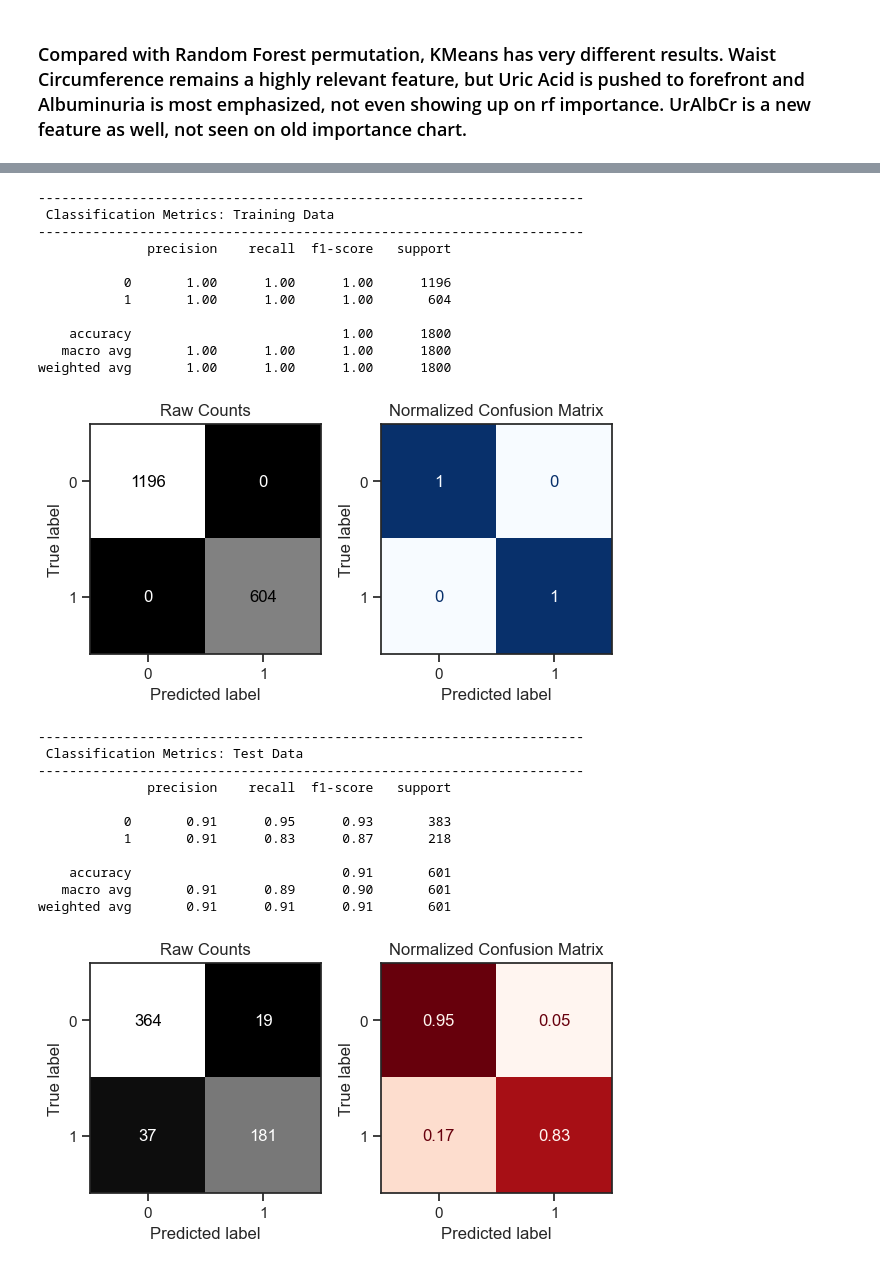
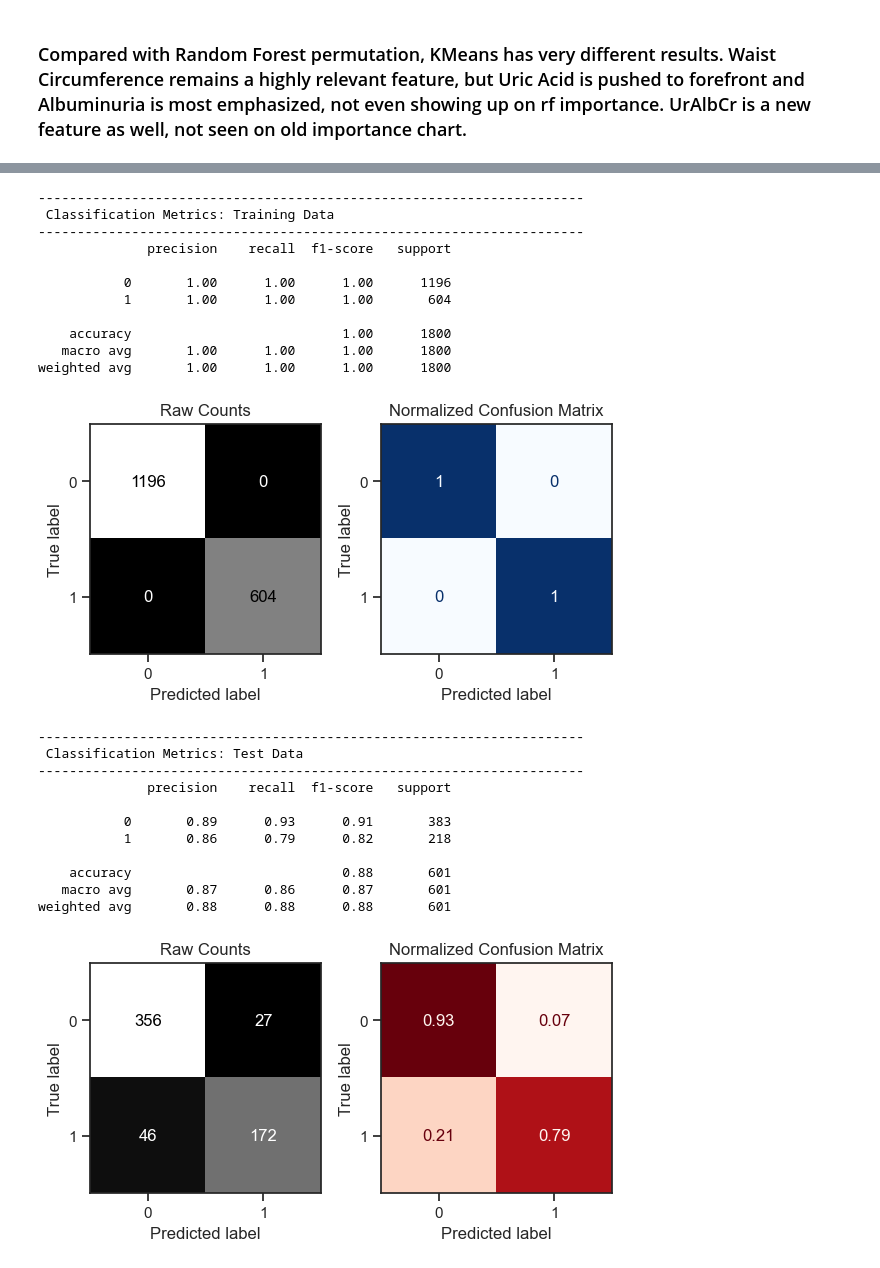
Before and after one commit to Rovidicus/Metabolic-Syndrome, a Jupyter notebook: Metabolic_Syndrome_KMeans.ipynb, the cells around one changed output, grey strips where cells are left out. Cells and saved outputs as stored; diff of their text form; code cells hidden in the pictures.

```diff
--- a/Metabolic_Syndrome_KMeans.ipynb
+++ b/Metabolic_Syndrome_KMeans.ipynb
@@ -622,6 +611,6 @@ array([1, 1, 0, 1, 1, 1, 0, 1, 0, 1, 0, 0, 1, 2, 1, 0, 1, 0, 1, 0, 0, 1,
        0, 0, 0, 1, 2, 2, 1])
 # %%
 # Add the clusters as a column in the dataframe
-X_train['cluster'] = kmeans.labels_
-X_train.head()
+X_train_tf['cluster'] = kmeans.labels_
+X_train_tf.head()
 # %% [output]
@@ -634,5 +623,5 @@ X_train.head()
 # %%
 # Now adding predicted clusters to testing data
-X_test['cluster'] = pred_clusters
-X_test.head(3)
+X_test_tf['cluster'] = pred_clusters
+X_test_tf.head(3)
 # %% [output]
@@ -665,5 +654,5 @@ for i, col in enumerate(cluster_train_mean.columns[1:]):
 # %%
-kmeans.fit(X_train_tf)
+# kmeans.fit(X_train_tf)
 # Now we can pull our permutation importances
 k = permutation_importance(kmeans, X_test_tf, y_test, n_repeats =5, random_state = 28)
 k.keys()
@@ -704,5 +669,6 @@ ax.set(xlabel='Permutation Importance');
 ### Compared with Random Forest permutation, KMeans has very different results. Waist Circumference remains a highly relevant feature, but Uric Acid is pushed to forefront and Albuminuria is most emphasized, not even showing up on rf importance. UrAlbCr is a new feature as well, not seen on old importance chart.
 # %%
 # Fitting a random forest model on our data now
-rf_pipe.fit(X_train, y_train)
+rf_cluster = RandomForestClassifier(random_state=28)
+rf_cluster.fit(X_train_tf, y_train)
 # %% [output]
@@ -728,28 +676,28 @@ Pipeline(steps=[('columntransformer',
 # %%
 # Evaluate with the custom function
-evaluate_classification(rf_pipe, X_train, y_train, X_test, y_test)
+evaluate_classification(rf_cluster, X_train_tf, y_train, X_test_tf, y_test)
 # %% [output]
 ----------------------------------------------------------------------
  Classification Metrics: Training Data
 ----------------------------------------------------------------------
               precision    recall  f1-score   support
 
            0       1.00      1.00      1.00      1196
            1       1.00      1.00      1.00       604
 
     accuracy                           1.00      1800
    macro avg       1.00      1.00      1.00      1800
 weighted avg       1.00      1.00      1.00      1800
 [figure]
 ----------------------------------------------------------------------
  Classification Metrics: Test Data
 ----------------------------------------------------------------------
               precision    recall  f1-score   support
 
-           0       0.91      0.95      0.93       383
-           1       0.91      0.83      0.87       218
+           0       0.89      0.93      0.91       383
+           1       0.86      0.79      0.82       218
 
-    accuracy                           0.91       601
-   macro avg       0.91      0.89      0.90       601
-weighted avg       0.91      0.91      0.91       601
+    accuracy                           0.88       601
+   macro avg       0.87      0.86      0.87       601
+weighted avg       0.88      0.88      0.88       601
-[figure, old version]
+[figure, new version]
```
Also changed, not shown: parts of 21 cells of this notebook, 1 other file.
